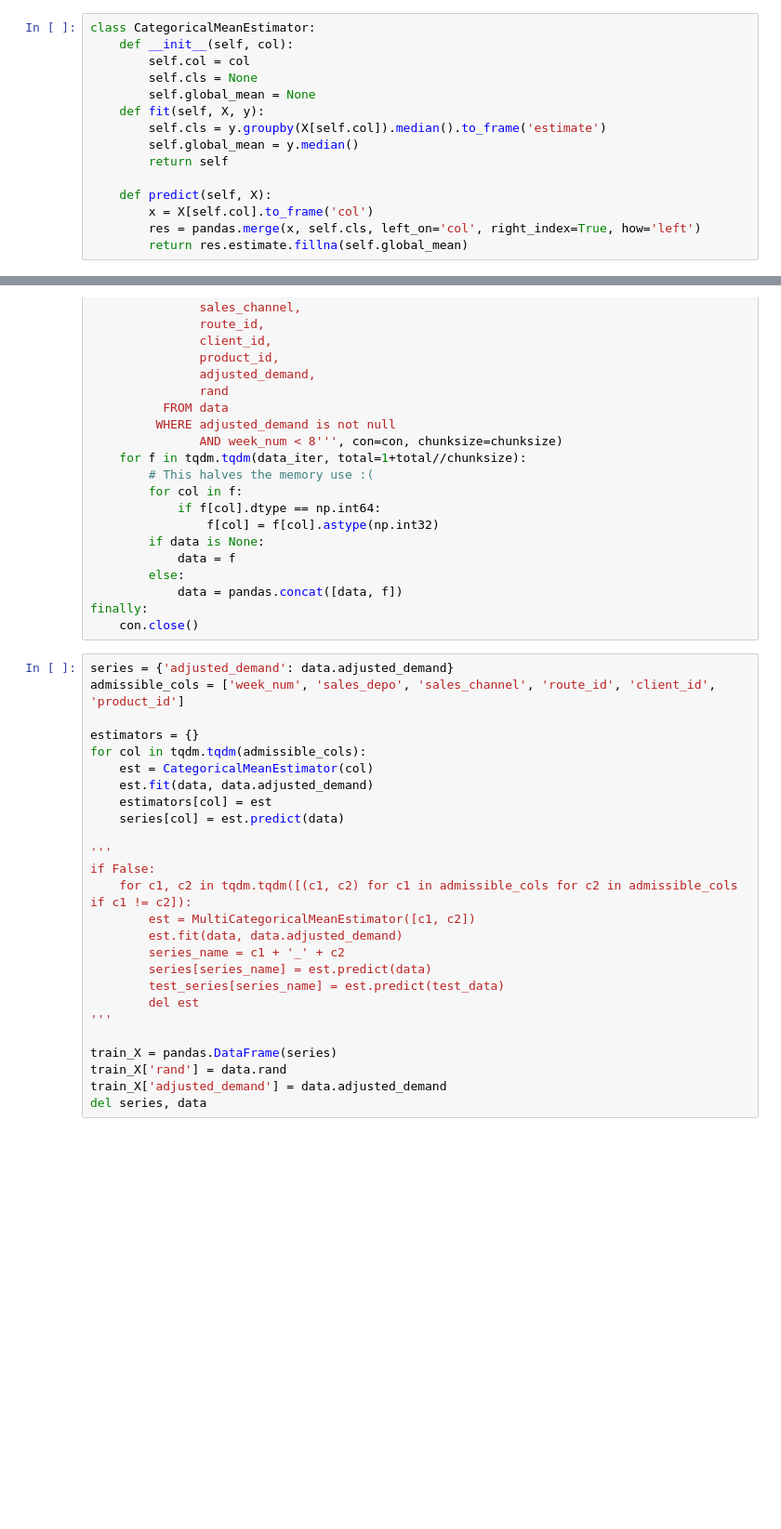
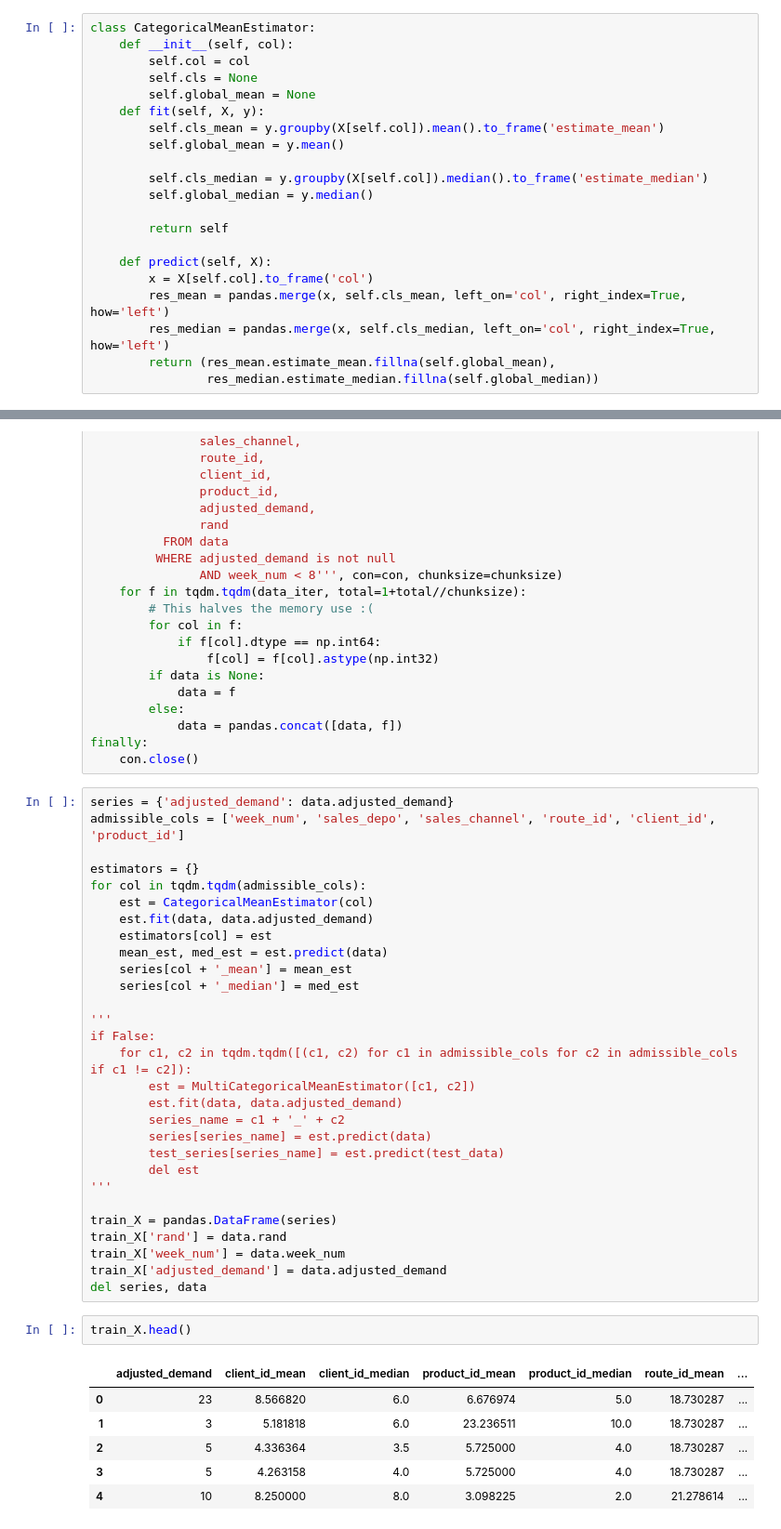
Before and after one commit to ririw/kaggle-bimbo-pymc3, a Jupyter notebook: Making joint judgements.ipynb, the cells around one changed output, grey strips where cells are left out. Shown at 93% size. Saved outputs shown, nothing was run; the diff lists cells and outputs as text; blank space fills up the shorter version.

```diff
--- a/Making joint judgements.ipynb
+++ b/Making joint judgements.ipynb
@@ -16,14 +16,20 @@ class CategoricalMeanEstimator:
         self.cls = None
         self.global_mean = None
     def fit(self, X, y):
-        self.cls = y.groupby(X[self.col]).median().to_frame('estimate')
-        self.global_mean = y.median()
+        self.cls_mean = y.groupby(X[self.col]).mean().to_frame('estimate_mean')
+        self.global_mean = y.mean()
+
+        self.cls_median = y.groupby(X[self.col]).median().to_frame('estimate_median')
+        self.global_median = y.median()
+
         return self
 
     def predict(self, X):
         x = X[self.col].to_frame('col')
-        res = pandas.merge(x, self.cls, left_on='col', right_index=True, how='left')
-        return res.estimate.fillna(self.global_mean)
+        res_mean = pandas.merge(x, self.cls_mean, left_on='col', right_index=True, how='left')
+        res_median = pandas.merge(x, self.cls_median, left_on='col', right_index=True, how='left')
+        return (res_mean.estimate_mean.fillna(self.global_mean),
+                res_median.estimate_median.fillna(self.global_median))
 # %%
 class MultiCategoricalMeanEstimator:
     def __init__(self, cols):
@@ -81,7 +87,9 @@ for col in tqdm.tqdm(admissible_cols):
     est = CategoricalMeanEstimator(col)
     est.fit(data, data.adjusted_demand)
     estimators[col] = est
-    series[col] = est.predict(data)
+    mean_est, med_est = est.predict(data)
+    series[col + '_mean'] = mean_est
+    series[col + '_median'] = med_est
 
 '''
 if False:
@@ -96,8 +104,18 @@ if False:
 
 train_X = pandas.DataFrame(series)
 train_X['rand'] = data.rand
+train_X['week_num'] = data.week_num
 train_X['adjusted_demand'] = data.adjusted_demand
 del series, data
+# %%
+train_X.head()
+# %% [output]
+|  | adjusted_demand | client_id_mean | client_id_median | product_id_mean | product_id_median | route_id_mean | ... |
+| 0 | 23 | 8.566820 | 6.0 | 6.676974 | 5.0 | 18.730287 | ... |
+| 1 | 3 | 5.181818 | 6.0 | 23.236511 | 10.0 | 18.730287 | ... |
+| 2 | 5 | 4.336364 | 3.5 | 5.725000 | 4.0 | 18.730287 | ... |
+| 3 | 5 | 4.263158 | 4.0 | 5.725000 | 4.0 | 18.730287 | ... |
+| 4 | 10 | 8.250000 | 8.0 | 3.098225 | 2.0 | 21.278614 | ... |
 # %%
 con = sqlite3.connect('/tmp/train_test_data.sqlite3')
 try:
```
Also changed, not shown: parts of 9 cells of this notebook, 3 other files.
